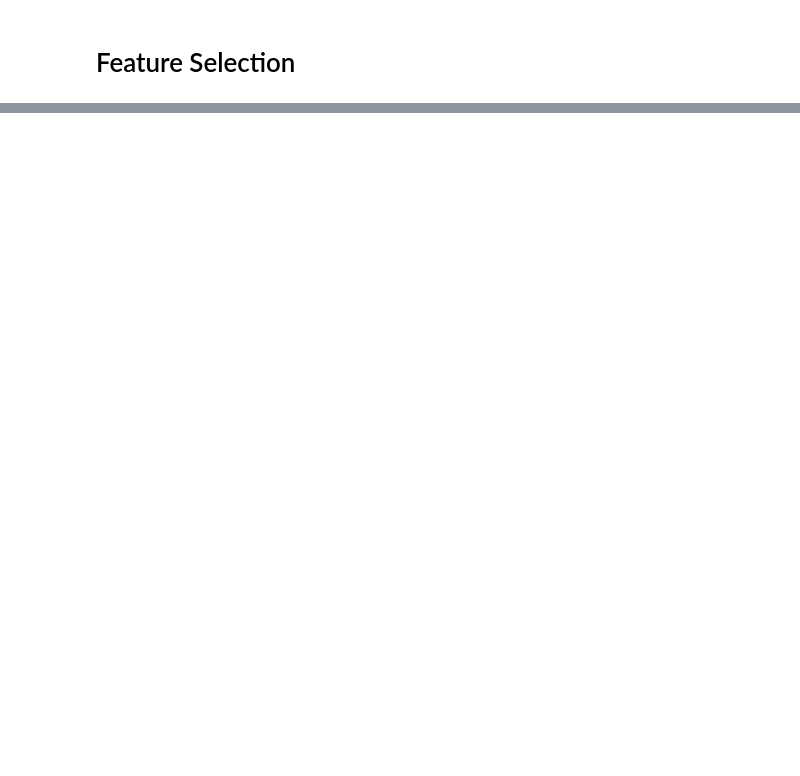
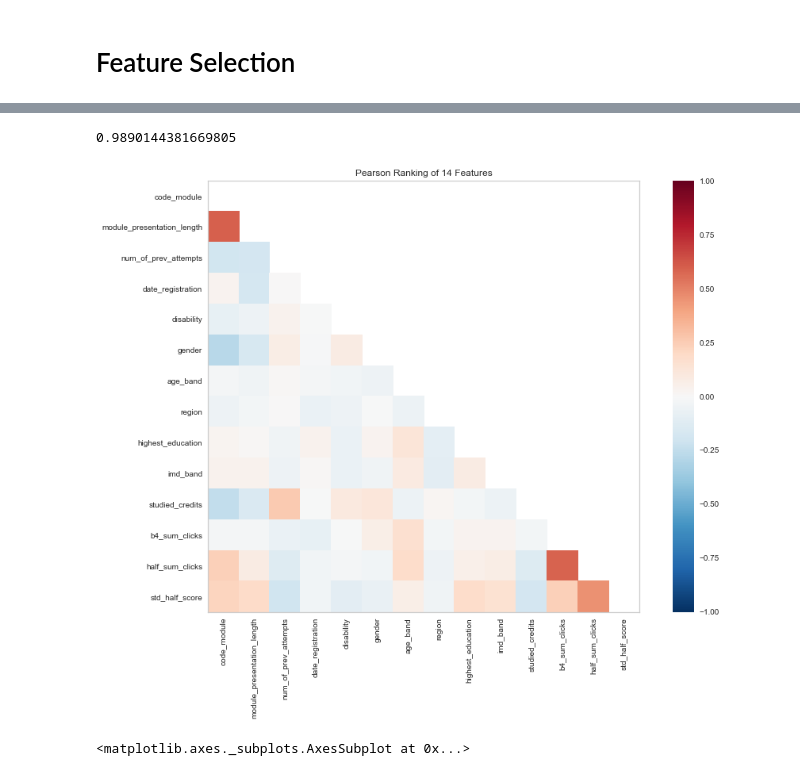
Before and after one commit to georgetown-analytics/University-Learning-Analytics, a Jupyter notebook: code/feature analysis/Feature Analysis 2.ipynb, the cells around one changed output, grey strips where cells are left out. Drawn from its saved outputs; the diff is of its cells as text; code cells hidden in the pictures; blank space fills up the shorter version.

```diff
--- a/code/feature analysis/Feature Analysis 2.ipynb
+++ b/code/feature analysis/Feature Analysis 2.ipynb
@@ -144,22 +152,20 @@ viz.show()
 <matplotlib.axes._subplots.AxesSubplot at 0x...>
 # %%
-df_temp = RandomForestClassifier()
-df_temp.fit(X, y)
-predictions = df_temp.predict(X)
+feature_list = RandomForestClassifier()
+feature_list.fit(X, y)
+predictions = feature_list.predict(X)
 
 accuracy_score(y, predictions)
+# %% [output]
+0.9890144381669805
-# %%
-from sklearn.linear_model import LogisticRegression
-
-#X = feature_list2[feature_list2.columns.drop(['final_result'])]
-
-#y = feature_list2['final_result']
-
-model = LogisticRegression()
-viz = FeatureImportances(model, size=(1080, 720))
-
-viz.fit(X, y)
-# Note: the FeatureImportances visualizer is a model visualizer,
-# not a feature visualizer, so it doesn't have a transform method!
-viz.show()
+# %%
+# Instantiate the visualizer with the Pearson ranking algorithm
+visualizer = Rank2D(algorithm='pearson', size=(1080, 720))
+
+visualizer.fit(X, y)
+visualizer.transform(X)
+visualizer.show()
+# %% [output]
+[figure, added]
+<matplotlib.axes._subplots.AxesSubplot at 0x...>
 # %%
```
Also changed, not shown: parts of 35 cells of this notebook.
